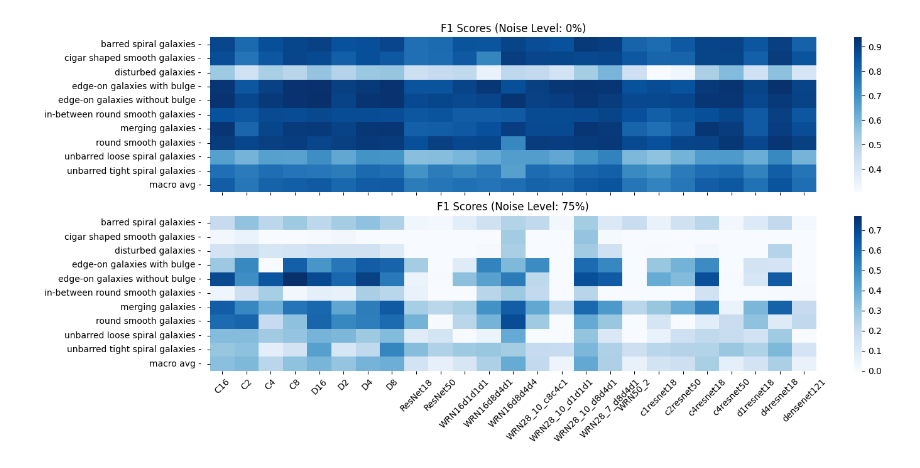
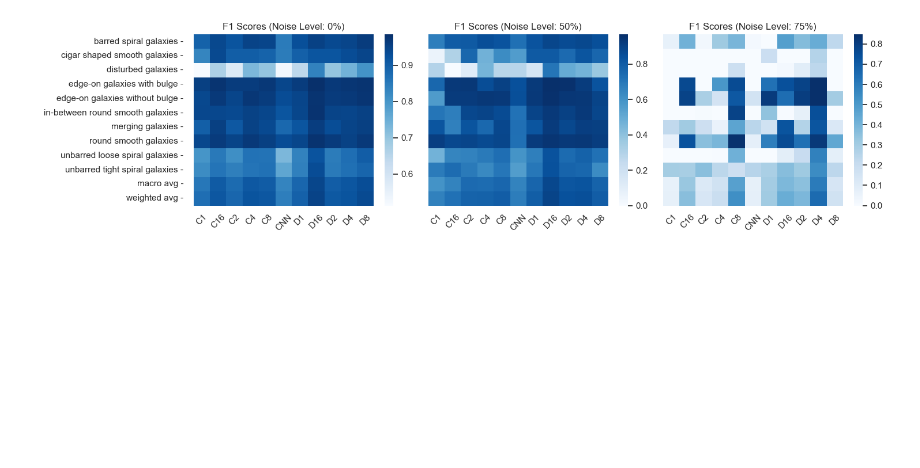
Before and after one commit to snehjp2/GCNNMorphology, a Jupyter notebook: src/notebooks/results_analysis.ipynb, the cells around one changed output. Drawn from its saved outputs; the diff is of its cells as text; code cells hidden in the pictures; blank space fills up the shorter version.

Commit message:
new plotting code

```diff
--- a/src/notebooks/results_analysis.ipynb
+++ b/src/notebooks/results_analysis.ipynb
@@ -58,7 +58,7 @@ class ResultsAnalysis:
         self.df_filtered = self.df_filtered.drop(columns=[col for col in self.df_filtered.columns if 'support' in col])
         self.df_filtered = self.df_filtered.drop(columns=[col for col in self.df_filtered.columns if 'precision' in col])
         self.df_filtered = self.df_filtered.drop(columns=[col for col in self.df_filtered.columns if 'recall' in col])
-        self.df_filtered = self.df_filtered.drop(columns=['weighted avg - f1-score'])
+        # self.df_filtered = self.df_filtered.drop(columns=['weighted avg - f1-score'])
 
         # Transpose the dataframe so that models are on the x-axis and classes are on the y-axis
         self.df_transposed = self.df_filtered.transpose()
@@ -77,10 +77,10 @@ class ResultsAnalysis:
         if self.res_level is not None:
             ax.set_title(f"F1 Scores (Resolution Scaling: {self.res_level}%)")
 
+        self.labels = [label.get_text().replace("f1-score", "") for label in ax.get_yticklabels()]
+        ax.set_yticklabels(self.labels)
+        ax.tick_params(axis='x', rotation=45)
         ax.set_xlabel("Model")
-        labels = [label.get_text().replace("f1-score", "") for label in ax.get_yticklabels()]
-        ax.set_yticklabels(labels)
-        ax.tick_params(axis='x', rotation=45)
 
 
     def plot_accuracy(self, ax=None):
@@ -108,6 +108,7 @@ class ResultsAnalysis:
 
         # Add labels and a title to the chart
         ax.set_xlabel("Accuracy")
+        ax.set_xticks(np.arange(0, 1.1, 0.1))
         if self.noise_level is not None:
             ax.set_title(f"F1 Scores (Noise Level: {self.noise_level}%)")
 
@@ -138,7 +139,10 @@ class ResultsAnalysis:
         plt.legend(bbox_to_anchor=(1.05, 1.05))
         plt.show()
 # %%
-tm = ResultsAnalysis("/Users/snehpandya/Projects/GCNNMorphology/data/no_aug/test_metrics.yaml", 0)
-tm25 = ResultsAnalysis("/Users/snehpandya/Projects/GCNNMorphology/data/no_aug/test_metrics_25.yaml", 75)
-tm50 = ResultsAnalysis("/Users/snehpandya/Projects/GCNNMorphology/data/no_aug/test_metrics_50.yaml", 50)
-tm75 = ResultsAnalysis("/Users/snehpandya/Projects/GCNNMorphology/data/no_aug/test_metrics_75.yaml", 25)
+data = ResultsAnalysis('/Users/snehpandya/Projects/GCNNMorphology/data/new_icml/new_results/test_data_imbalanced.yaml',0)
+snr_25 = ResultsAnalysis('/Users/snehpandya/Projects/GCNNMorphology/data/new_icml/new_results/snr_25.yaml', noise_level=75)
+snr_50 = ResultsAnalysis('/Users/snehpandya/Projects/GCNNMorphology/data/new_icml/new_results/snr_50.yaml', noise_level=50)
+snr_75 = ResultsAnalysis('/Users/snehpandya/Projects/GCNNMorphology/data/new_icml/new_results/snr_75.yaml', noise_level=25)
+res_25 = ResultsAnalysis('/Users/snehpandya/Projects/GCNNMorphology/data/new_icml/new_results/res_25.yaml', res_level=25)
+res_50 = ResultsAnalysis('/Users/snehpandya/Projects/GCNNMorphology/data/new_icml/new_results/res_50.yaml', res_level=50)
+res_75 = ResultsAnalysis('/Users/snehpandya/Projects/GCNNMorphology/data/new_icml/new_results/res_75.yaml', res_level=75)
@@ -174,15 +267,16 @@ tm.plot_heatmap(None)
 # %%
-fig, (ax1, ax2) = plt.subplots(2, 1, figsize=(15, 7), sharex=True)
+fig, (ax1, ax2, ax3) = plt.subplots(1, 3, figsize=(15, 4))
 
-tm.plot_heatmap(ax=ax1)
-ax1.set_xlabel("")
-ax1.set_ylabel("")
-tm25.plot_heatmap(ax=ax2)
-ax2.set_xlabel("")
-ax2.set_ylabel("")
+data.plot_heatmap(ax=ax1)
+ax1.set_xlabel('')
+snr_50.plot_heatmap(ax=ax2)
+ax2.set_yticklabels([])
+ax2.set_xlabel('')
+
+snr_25.plot_heatmap(ax=ax3)
+ax3.set_yticklabels([])
+ax3.set_xlabel('')
 fig.tight_layout()
-fig.subplots_adjust(wspace=0.3)
-
-fig.savefig('../../plots/f1_subplots.png', bbox_inches='tight')
+fig.savefig('../../plots/f1_scores_neurips.png', bbox_inches='tight', dpi=300)
 # %% [output]
-[figure, old version]
+[figure, new version]
```
Also changed, not shown: parts of 15 cells of this notebook.
